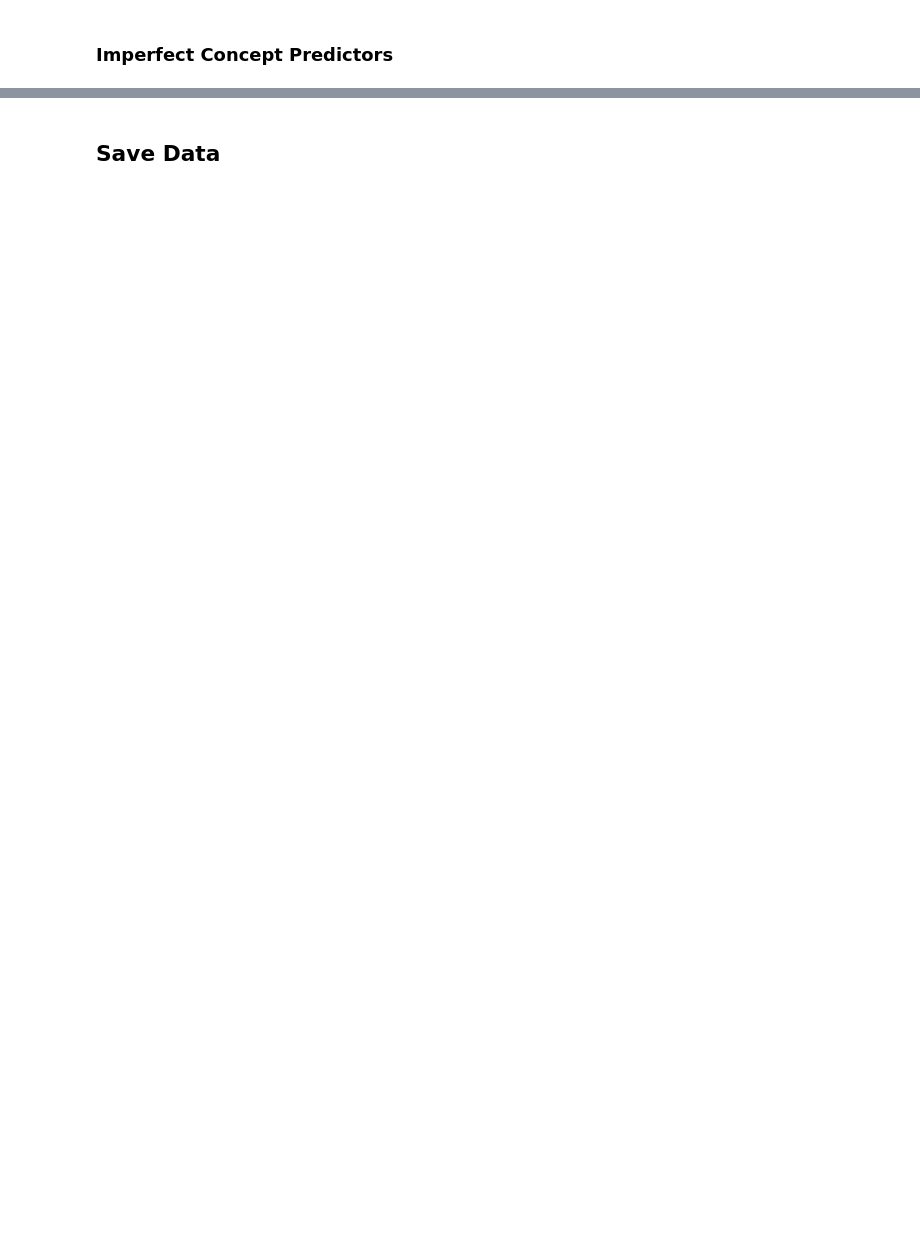
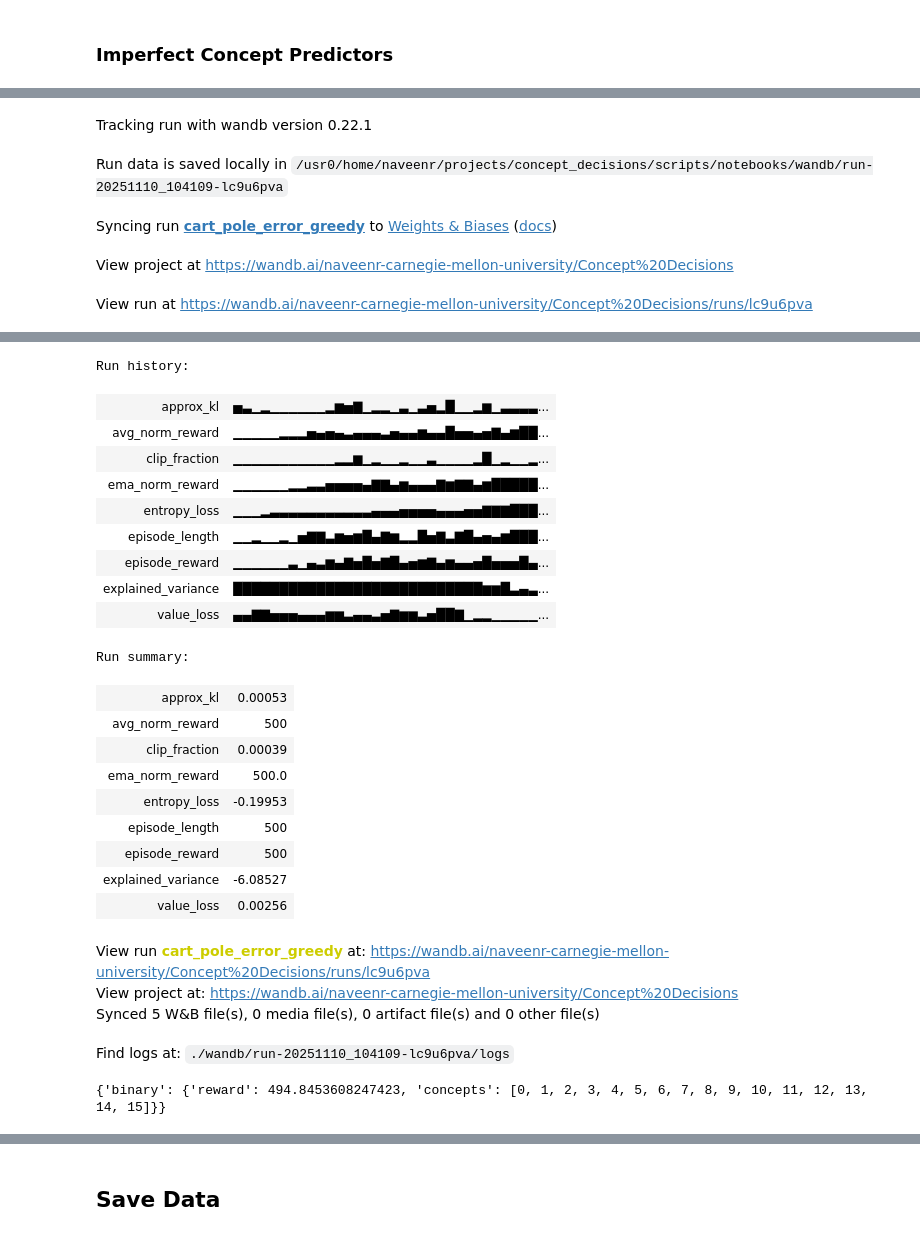
Before and after one commit to naveenr414/concept_decisions, a Jupyter notebook: scripts/notebooks/Scratch Space.ipynb, the cells around one changed output, grey strips where cells are left out. Cells and saved outputs as stored; diff of their text form; code cells hidden in the pictures; blank space fills up the shorter version.

```diff
--- a/scripts/notebooks/Scratch Space.ipynb
+++ b/scripts/notebooks/Scratch Space.ipynb
@@ -185,2 +285,43 @@ Basic: 0.0
+# %%
+if is_main and run_basic:
+    subset_concept, lp_idx = lp_based_selection(ground_truth_gym_env,concept_list,num_concepts_selected,selection_function,q_estimates,concept_source)
+    env, eval_env, additional_info = get_environment(environment_string,subset_concept,seed)
+    model = train_ppo_model(env,environment_string,total_timesteps=training_timesteps,policy="MlpPolicy",custom_name="{}_lp".format(environment_string))
+    lp_selection_reward = evaluate_model(environment_string,eval_env,additional_info,model,seed)
+    results['basic_comparison']['lp'] = {'concepts': lp_idx, 'reward': lp_selection_reward}
+    print("LP Selection:",results['basic_comparison']['lp']['reward'])
+# %%
+if is_main and run_basic:
+    subset_concept, multiple_idx = multiple_lp_selection(ground_truth_gym_env,concept_list,num_concepts_selected,selection_function,q_estimates,concept_source)
+    env, eval_env, additional_info = get_environment(environment_string,subset_concept,seed)
+    model = train_ppo_model(env,environment_string,total_timesteps=training_timesteps,policy="MlpPolicy",custom_name="{}_multiple".format(environment_string))
+    multiple_selection_reward = evaluate_model(environment_string,eval_env,additional_info,model,seed)
+    results['basic_comparison']['multiple'] = {'concepts': multiple_idx, 'reward': multiple_selection_reward}
+    print("Multiple Selection:",results['basic_comparison']['multiple']['reward'])
 # %% [markdown]
 ### Imperfect Concept Predictors
+# %%
+if is_main and run_imperfect:
+    results['inaccurate_comparison'] = {}
+# %%
+if is_main and run_imperfect:
+    greedy_inaccurate_reward = {}
+    for modification in ["continuous","binary"]:
+        if modification == "continuous" and cbm_std_by_concept is not None:
+            modified_concept_predictors = [inaccurate_concepts_continuous(func,0,std) for func,std in zip(concept_list,cbm_std_by_concept)]
+        elif modification == "binary" and cbm_accuracy_by_concept is not None:
+            modified_concept_predictors = [inaccurate_concepts_binary(func,acc,seed) for (func,acc) in zip(concept_list,cbm_accuracy_by_concept)]
+        else:
+            continue
+        subset_concept, greedy_idx = concept_list, list(range(len(concept_list))) # greedy_selection(modified_concept_predictors,num_concepts_selected,selection_function,q_estimates,concept_source)
+        env, eval_env, additional_info = get_environment(environment_string,subset_concept,seed)
+        model = train_ppo_model(env,environment_string,total_timesteps=training_timesteps,policy="MlpPolicy",custom_name="{}_error_greedy".format(environment_string))
+        greedy_inaccurate_reward[modification] = {
+            'reward': evaluate_model(environment_string,eval_env,additional_info,model,seed),
+            'concepts': greedy_idx
+        }
+
+    if greedy_inaccurate_reward != {}:
+        results['inaccurate_comparison']['greedy'] = greedy_inaccurate_reward
+        print(greedy_inaccurate_reward)
+# %% [output]
@@ -186,0 +329,5 @@ Basic: 0.0
+Tracking run with wandb version 0.22.1
+Run data is saved locally in /usr0/home/naveenr/projects/concept_decisions/scripts/notebooks/wandb/run-20251110_104109-lc9u6pva
+Syncing run cart_pole_error_greedy to Weights & Biases (docs)
+View project at https://wandb.ai/naveenr-carnegie-mellon-university/Concept%20Decisions
+View run at https://wandb.ai/naveenr-carnegie-mellon-university/Concept%20Decisions/runs/lc9u6pva
@@ -186,0 +335,25 @@ Basic: 0.0
+Run history:
+| approx_kl | ▅▃▁▂▁▁▁▁▁▁▂▆▅▇▁▂▂▁▃▁▃▅▂█▁▁▂▆▁▃▃▃▃... |
+| avg_norm_reward | ▁▁▁▁▁▂▂▂▅▄▅▄▃▄▄▄▃▅▄▄▆▄▄█▅▅▄▅▇▄▆██... |
+| clip_fraction | ▁▁▁▁▁▁▁▁▁▁▁▂▂▆▁▂▁▁▂▁▁▃▁▁▁▁▂█▁▂▁▁▂... |
+| ema_norm_reward | ▁▁▁▁▁▁▂▂▃▃▅▅▅▅▄▇▇▄▆▄▄▄▇▆▇▇▄▆█████... |
+| entropy_loss | ▁▁▁▂▃▃▃▃▃▃▃▃▃▃▃▄▄▄▅▅▅▅▄▄▄▅▅▇▇▇███... |
+| episode_length | ▁▁▂▁▁▂▁▅▇▇▃▆▅▆█▄▇▆▂▂█▅▇▃▇█▄▅▄▆███... |
+| episode_reward | ▁▁▁▁▁▁▃▁▄▃▆▄▇▅█▅▇█▄▅▆▇▄▆▄▄▅█▅▅▅█▄... |
+| explained_variance | ███████████████████████████▆▆█▃▄▃... |
+| value_loss | ▄▄▇▇▅▅▅▄▄▄▆▆▃▄▄▃▅▇▆▆▃▅██▇▁▂▂▁▁▁▁▁... |
+Run summary:
+| approx_kl | 0.00053 |
+| avg_norm_reward | 500 |
+| clip_fraction | 0.00039 |
+| ema_norm_reward | 500.0 |
+| entropy_loss | -0.19953 |
+| episode_length | 500 |
+| episode_reward | 500 |
+| explained_variance | -6.08527 |
+| value_loss | 0.00256 |
+View run cart_pole_error_greedy at: https://wandb.ai/naveenr-carnegie-mellon-university/Concept%20Decisions/runs/lc9u6pva
+View project at: https://wandb.ai/naveenr-carnegie-mellon-university/Concept%20Decisions
+Synced 5 W&B file(s), 0 media file(s), 0 artifact file(s) and 0 other file(s)
+Find logs at: ./wandb/run-20251110_104109-lc9u6pva/logs
+{'binary': {'reward': 494.8453608247423, 'concepts': [0, 1, 2, 3, 4, 5, 6, 7, 8, 9, 10, 11, 12, 13, 14, 15]}}
```
Also changed, not shown: parts of 70 cells of this notebook, 15 other files.
